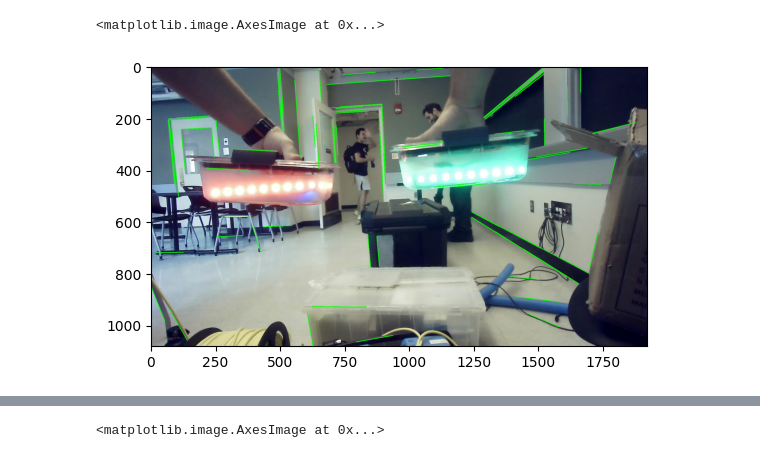
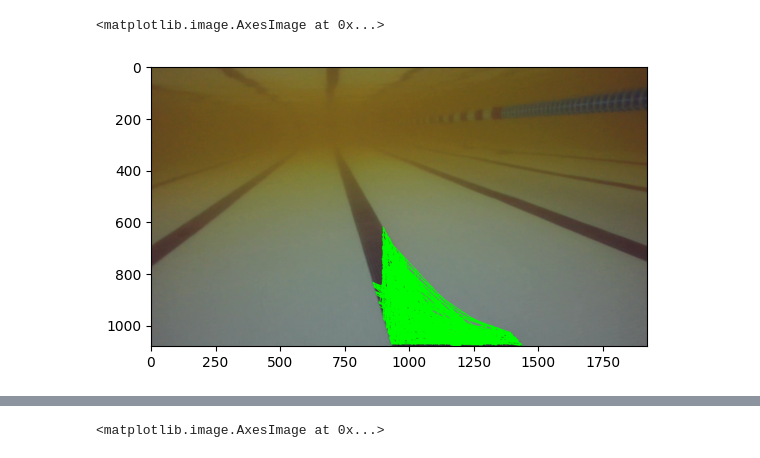
Before and after one commit to RomeDevelopment/cv-intro, a Jupyter notebook: test.ipynb, the cells around one changed output, grey strips where cells are left out. Drawn from its saved outputs; the diff is of its cells as text; code cells hidden in the pictures.

```diff
--- a/test.ipynb
+++ b/test.ipynb
@@ -3,7 +3,7 @@ import cv2
 import numpy as np
 import matplotlib.pyplot as plt
 # %%
-img = cv2.imread('image.jpg')
+img = cv2.imread('rov_pool.jpg')
 # %%
 plt.imshow(img)
 # %% [output]
@@ -17,23 +14,23 @@ cap = cv2.VideoCapture('video.mp4')
 # %%
 gray = cv2.cvtColor(img, cv2.COLOR_BGR2GRAY) # convert to grayscale
-edges = cv2.Canny(gray, 50, 150, apertureSize=3) # detect edges
+edges = cv2.Canny(gray, 250, 300, apertureSize=3) # detect edges
 lines = cv2.HoughLinesP(
                 edges,
-                1,
+                100,
                 np.pi/180,
-                100,
-                minLineLength=100,
-                maxLineGap=10,
+                10,
+                minLineLength=250,
+                maxLineGap=300,
         ) # detect lines
 
 for line in lines:
     x1, y1, x2, y2 = line[0]
     cv2.line(img, (x1, y1), (x2, y2), (0, 255, 0), 2)
 
 plt.imshow(img)
 # %% [output]
 <matplotlib.image.AxesImage at 0x...>
-[figure, old version]
+[figure, new version]
 # %%
 
 from dt_apriltags import Detector
```
Also changed, not shown: parts of 11 cells of this notebook, 19 other files.
